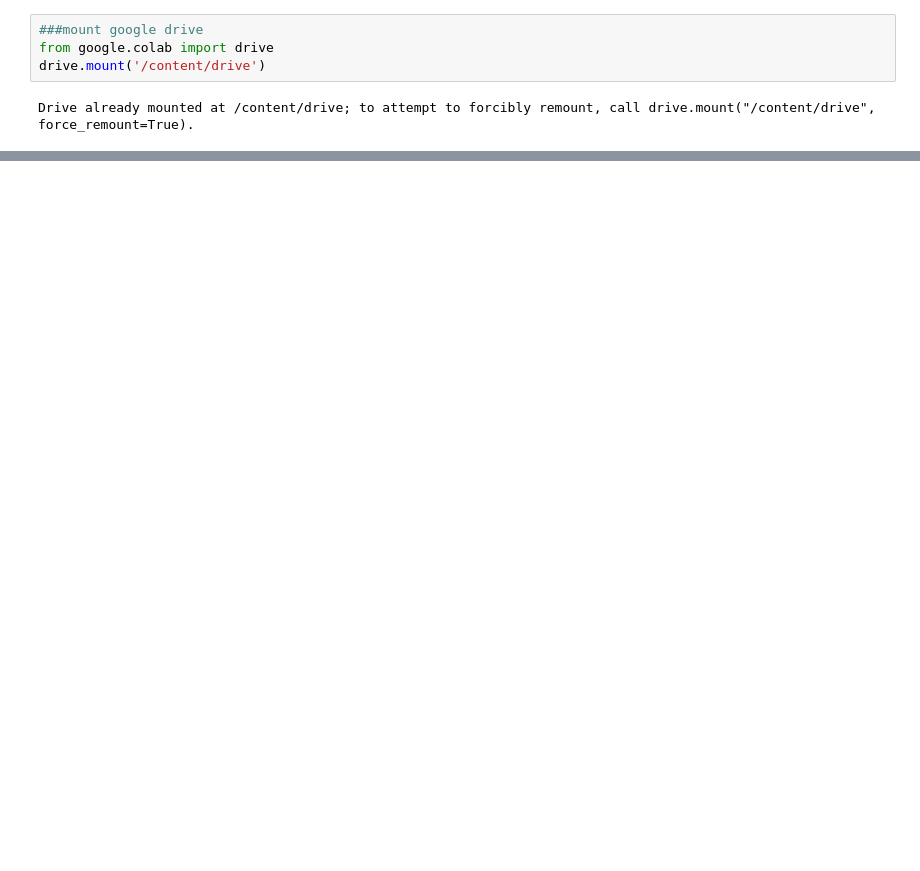
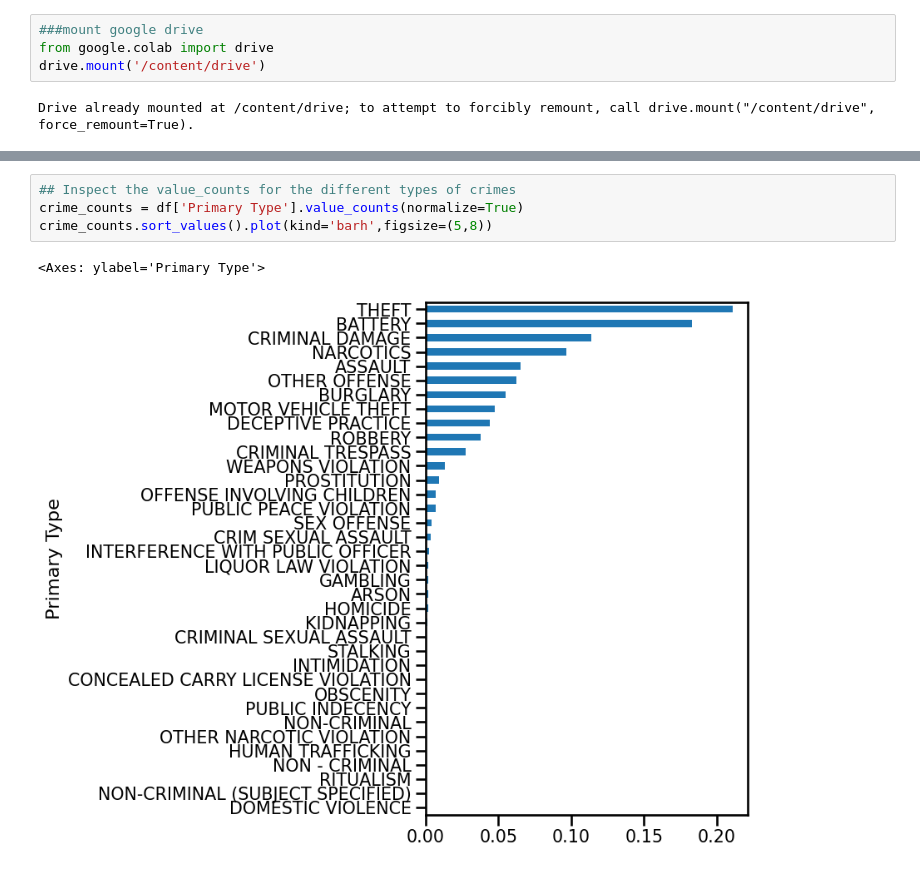
Before and after one commit to Khalil-Salama/Chicago-crime-data, a Jupyter notebook: Chicago_crime_data.ipynb, the cells around one changed output, grey strips where cells are left out. Cells and saved outputs as stored; diff of their text form; blank space fills up the shorter version.

```diff
--- a/Chicago_crime_data.ipynb
+++ b/Chicago_crime_data.ipynb
@@ -147,0 +236,7 @@ None
+# %%
+## Inspect the value_counts for the different types of crimes
+crime_counts = df['Primary Type'].value_counts(normalize=True)
+crime_counts.sort_values().plot(kind='barh',figsize=(5,8))
+# %% [output]
+<Axes: ylabel='Primary Type'>
+[figure, added]
```
Also changed, not shown: parts of 66 cells of this notebook.
